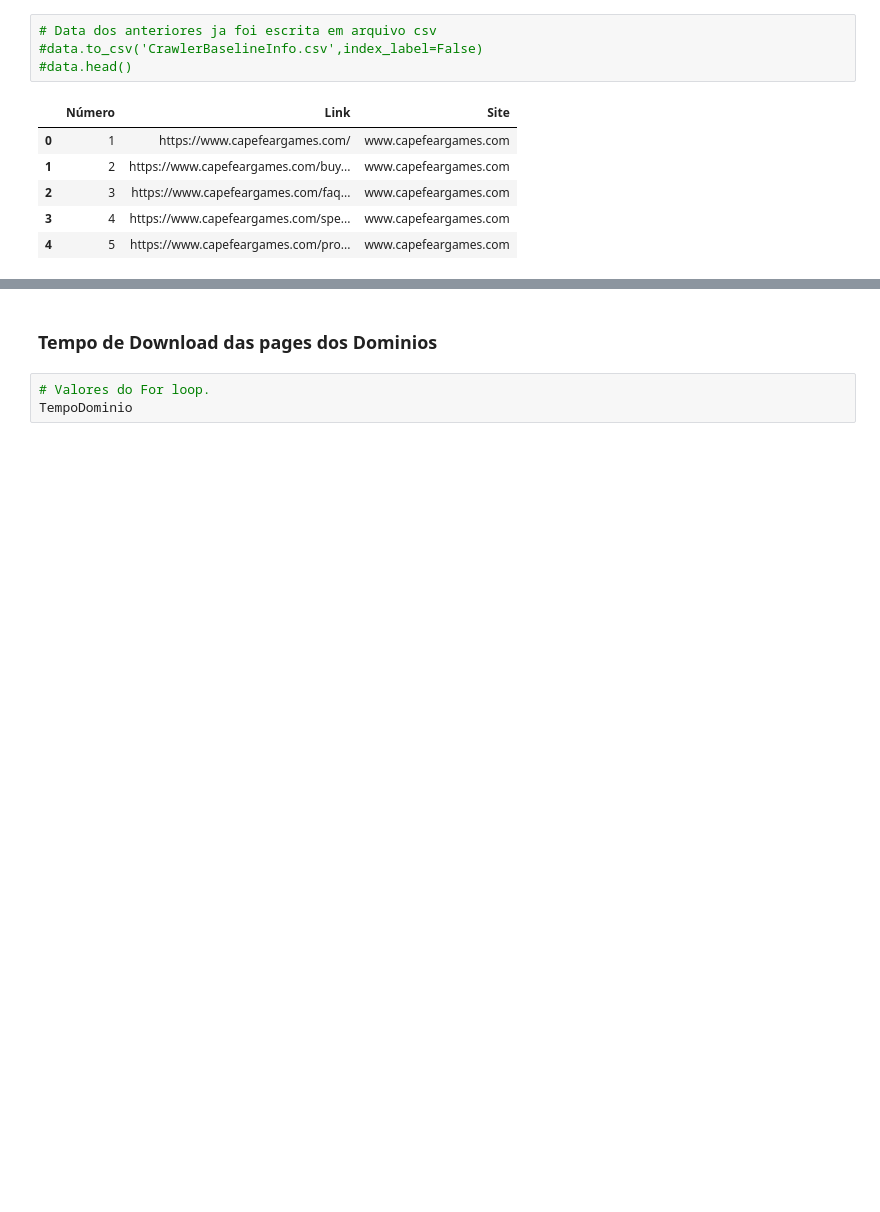
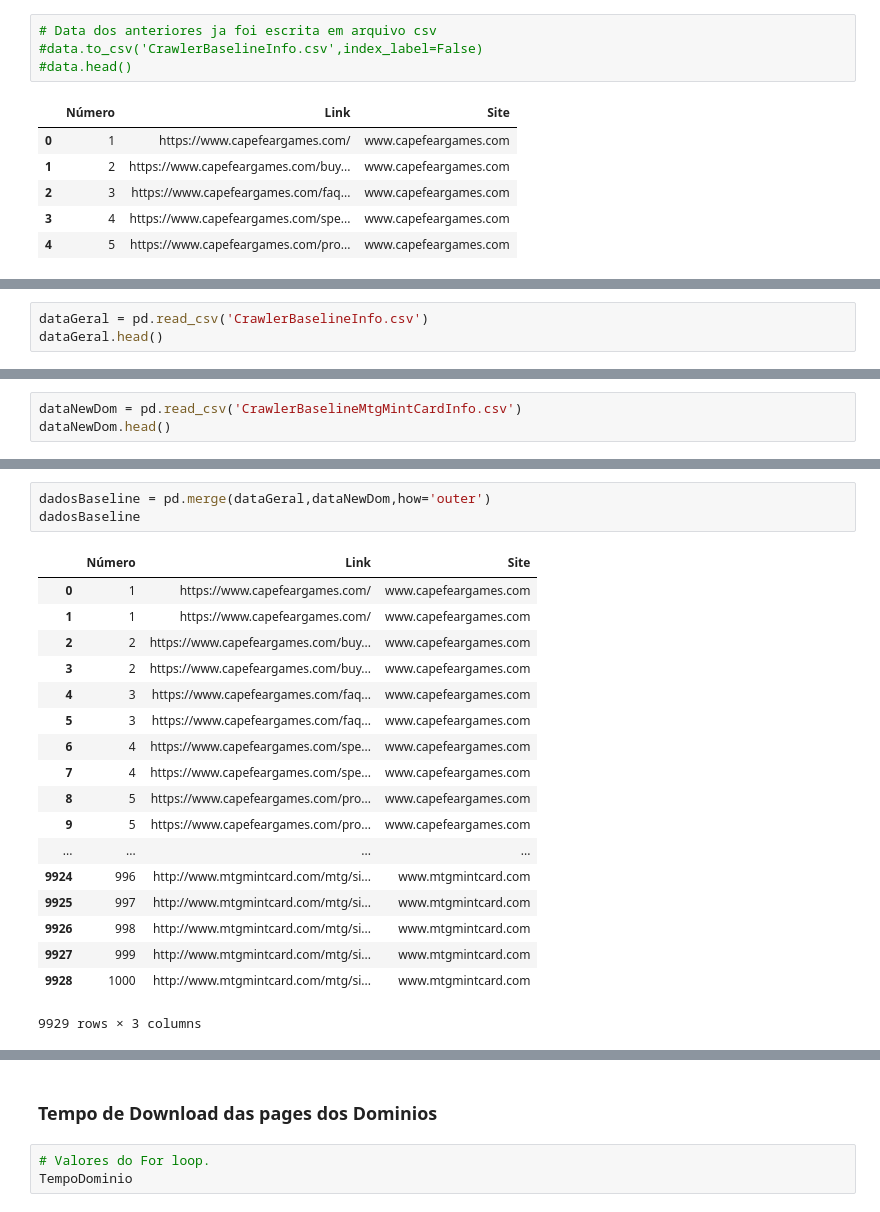
Before and after one commit to Jcss3/Projeto-1__RI, a Jupyter notebook: MagicCards.ipynb, the cells around one changed output, grey strips where cells are left out. Cells and saved outputs as stored; diff of their text form; blank space fills up the shorter version.

Commit message:
heuristica_v2 and baseline_5

```diff
--- a/MagicCards.ipynb
+++ b/MagicCards.ipynb
@@ -244,0 +247,3 @@ data.head()
+# %%
+dataGeral = pd.read_csv('CrawlerBaselineInfo.csv')
+dataGeral.head()
@@ -244,0 +257,3 @@ data.head()
+# %%
+dataNewDom = pd.read_csv('CrawlerBaselineMtgMintCardInfo.csv')
+dataNewDom.head()
@@ -244,0 +267,22 @@ data.head()
+# %%
+dadosBaseline = pd.merge(dataGeral,dataNewDom,how='outer')
+dadosBaseline
+# %% [output]
+|  | Número | Link | Site |
+| 0 | 1 | https://www.capefeargames.com/ | www.capefeargames.com |
+| 1 | 1 | https://www.capefeargames.com/ | www.capefeargames.com |
+| 2 | 2 | https://www.capefeargames.com/buy... | www.capefeargames.com |
+| 3 | 2 | https://www.capefeargames.com/buy... | www.capefeargames.com |
+| 4 | 3 | https://www.capefeargames.com/faq... | www.capefeargames.com |
+| 5 | 3 | https://www.capefeargames.com/faq... | www.capefeargames.com |
+| 6 | 4 | https://www.capefeargames.com/spe... | www.capefeargames.com |
+| 7 | 4 | https://www.capefeargames.com/spe... | www.capefeargames.com |
+| 8 | 5 | https://www.capefeargames.com/pro... | www.capefeargames.com |
+| 9 | 5 | https://www.capefeargames.com/pro... | www.capefeargames.com |
+| ... | ... | ... | ... |
+| 9924 | 996 | http://www.mtgmintcard.com/mtg/si... | www.mtgmintcard.com |
+| 9925 | 997 | http://www.mtgmintcard.com/mtg/si... | www.mtgmintcard.com |
+| 9926 | 998 | http://www.mtgmintcard.com/mtg/si... | www.mtgmintcard.com |
+| 9927 | 999 | http://www.mtgmintcard.com/mtg/si... | www.mtgmintcard.com |
+| 9928 | 1000 | http://www.mtgmintcard.com/mtg/si... | www.mtgmintcard.com |
+9929 rows × 3 columns
```
Also changed, not shown: parts of 4 cells of this notebook, 2 other files.
